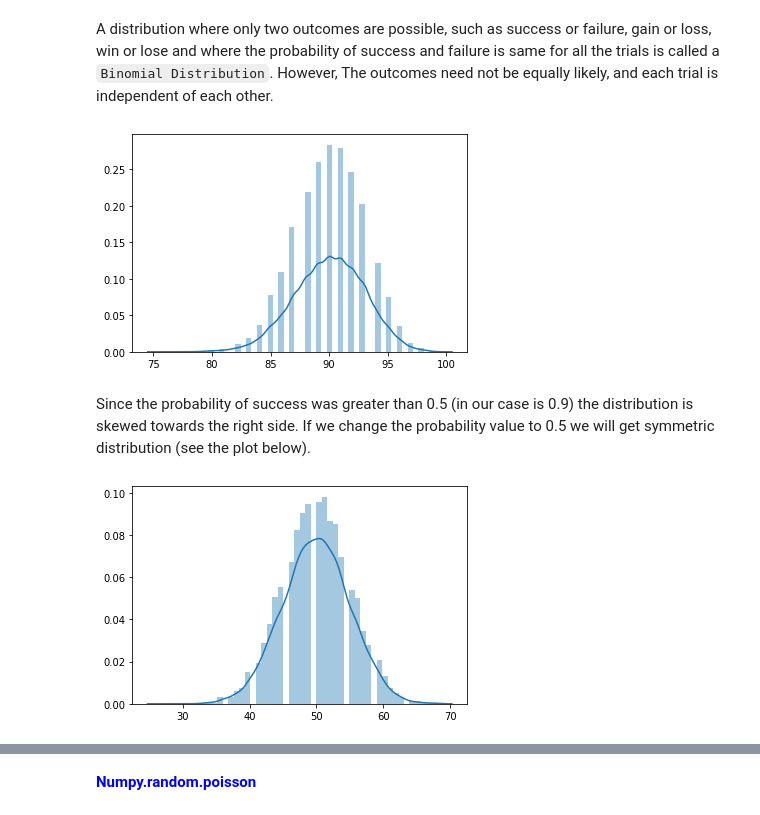
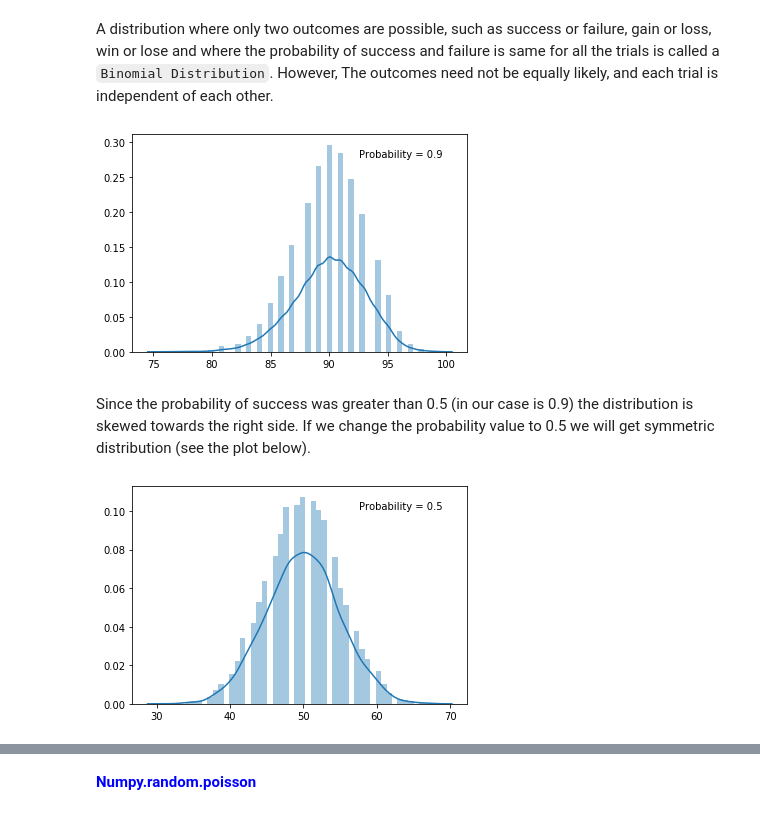
Before and after one commit to JuliaMal/Numpy-random_project, a Jupyter notebook: Numpy-random.ipynb, the cells around one changed output, grey strips where cells are left out. Saved outputs shown, nothing was run; the diff lists cells and outputs as text; code cells hidden in the pictures.

```diff
--- a/Numpy-random.ipynb
+++ b/Numpy-random.ipynb
@@ -310,21 +330,27 @@ __The syntax of numpy.random.binomial__
 # %% [markdown]
 A distribution where only two outcomes are possible, such as success or failure, gain or loss, win or lose and where the probability of success and failure is same for all the trials is called a `Binomial Distribution`. However, The outcomes need not be equally likely, and each trial is independent of each other.
 # %%
+#Initializing the parameters: total number of trials, probability, and sample size
+
 n, p, size = 100, 0.9, 10000
 binom = np.random.binomial(n, p, size)
+plt.figtext(0.65, 0.8, 'Probability = 0.9')
 sns.distplot(binom)
+
 plt.show()
 # %% [output]
-[figure, old version]
+[figure, new version]
 # %% [markdown]
 Since the probability of success was greater than 0.5 (in our case is 0.9) the distribution is skewed towards the right side. If we change the probability value to 0.5 we will get symmetric distribution (see the plot below).
 # %%
 n, p, size = 100, 0.5, 10000
 binom = np.random.binomial(n, p, size)
+plt.figtext(0.65, 0.8, 'Probability = 0.5')
 sns.distplot(binom)
+
 plt.show()
 # %% [output]
-[figure, old version]
+[figure, new version]
 # %% [markdown]
 <a id='poisson'></a>
 # %% [markdown]
```
Also changed, not shown: parts of 29 cells of this notebook.
